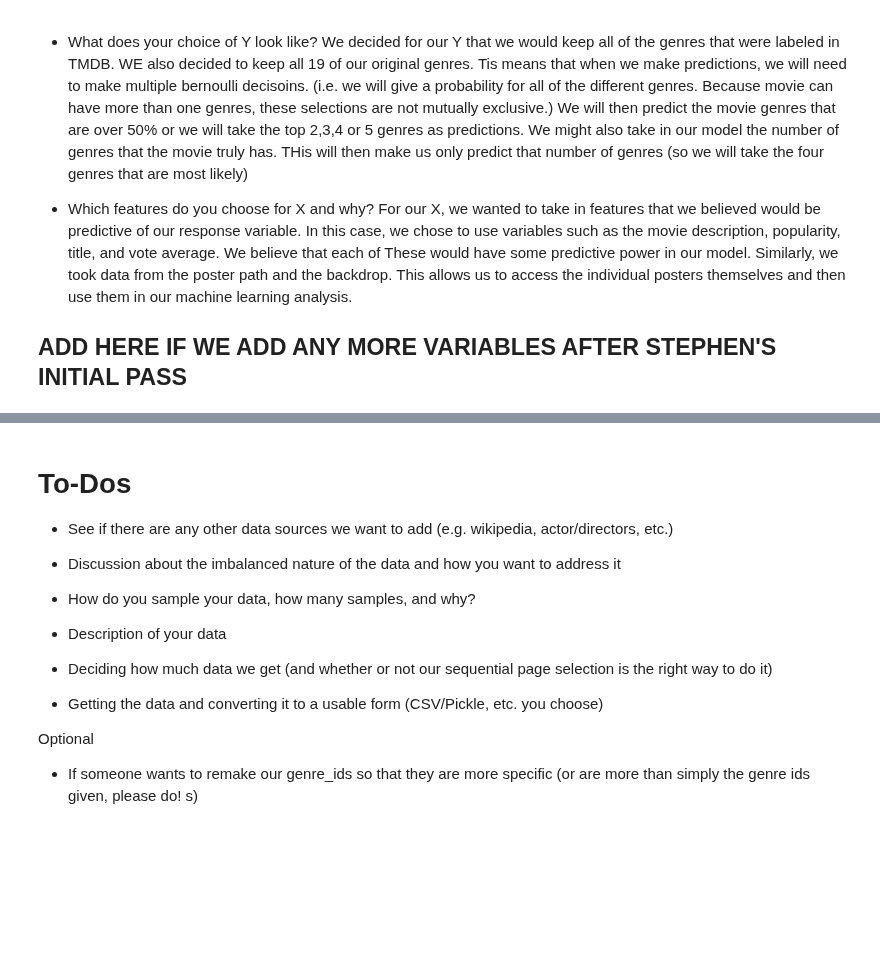
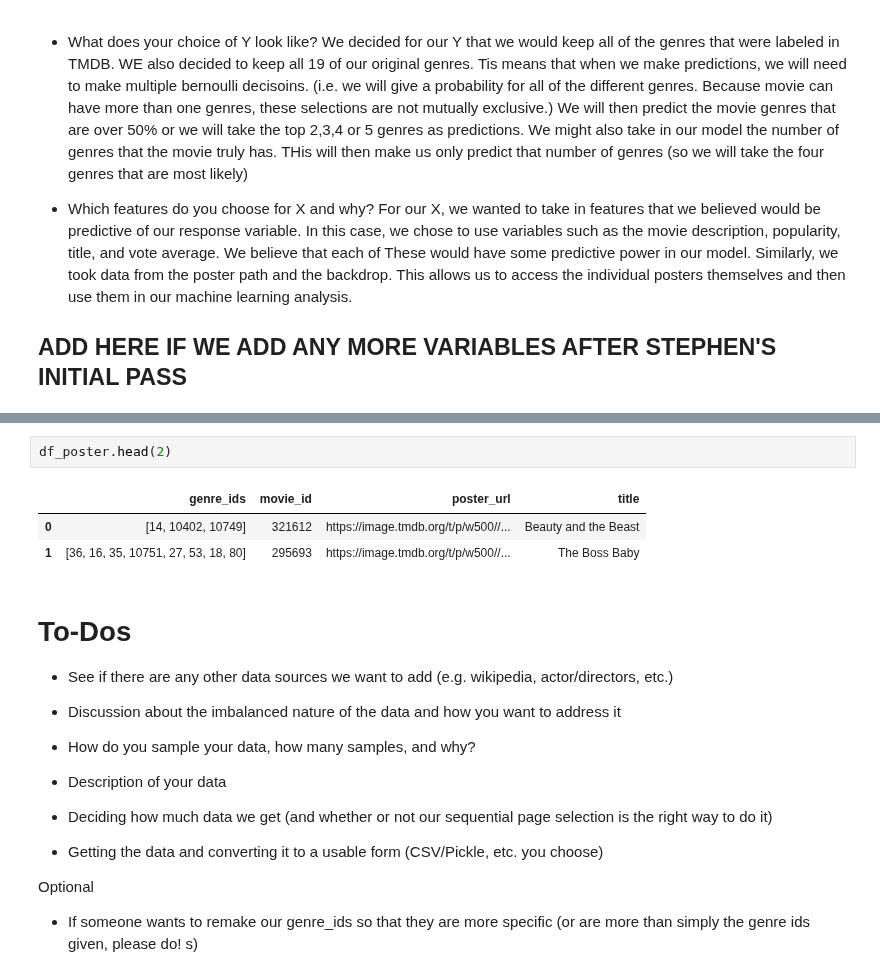
Before and after one commit to noahyonack/cs109b_final, a Jupyter notebook: FinalProject.ipynb, the cells around one changed output, grey strips where cells are left out. Cells and saved outputs as stored; diff of their text form; blank space fills up the shorter version.

```diff
--- a/FinalProject.ipynb
+++ b/FinalProject.ipynb
@@ -605,3 +611,9 @@ df_poster = pd.DataFrame(d_poster)
+# %%
+df_poster.head(2)
+# %% [output]
+|  | genre_ids | movie_id | poster_url | title |
+| 0 | [14, 10402, 10749] | 321612 | https://image.tmdb.org/t/p/w500//... | Beauty and the Beast |
+| 1 | [36, 16, 35, 10751, 27, 53, 18, 80] | 295693 | https://image.tmdb.org/t/p/w500//... | The Boss Baby |
 # %% [markdown]
 # To-Dos
 
```
Also changed, not shown: parts of 2 cells of this notebook.
